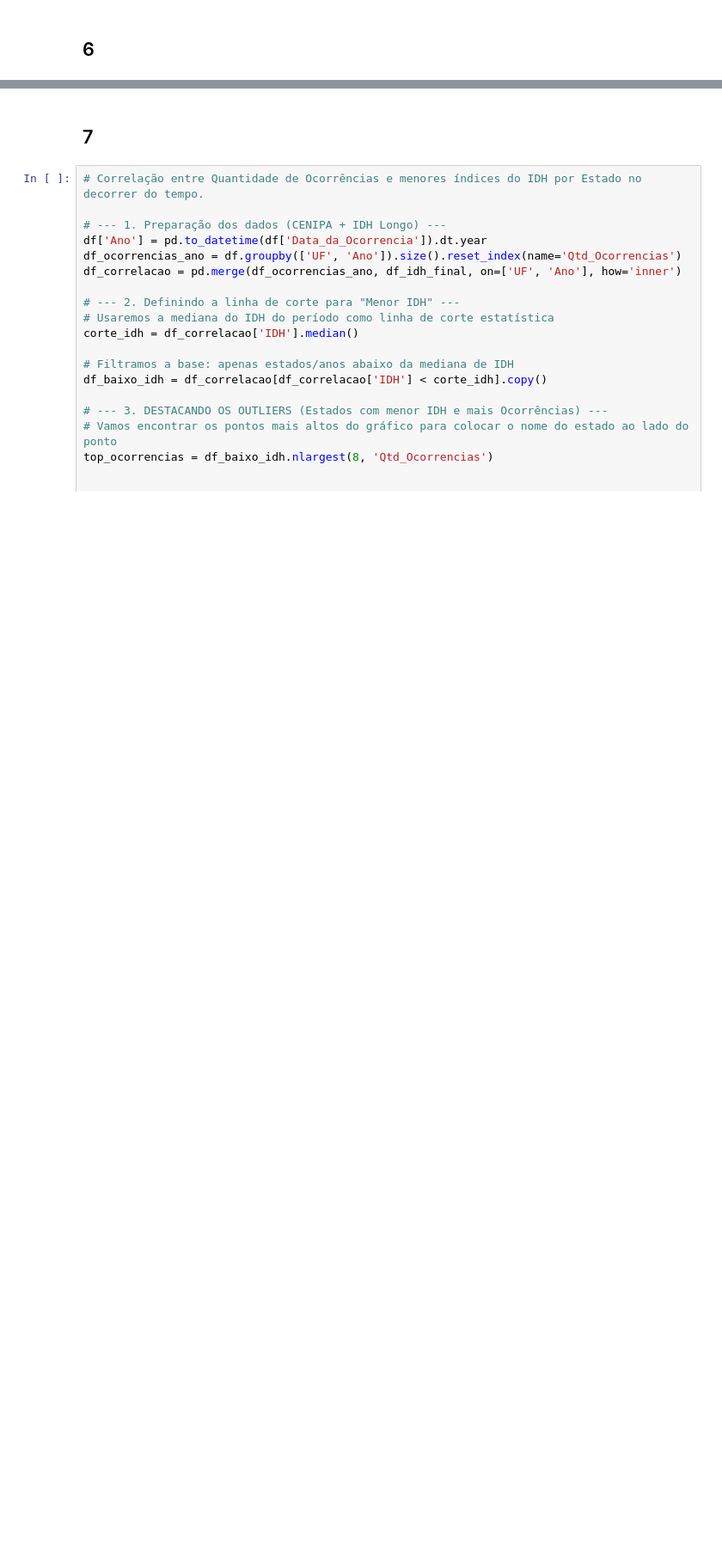
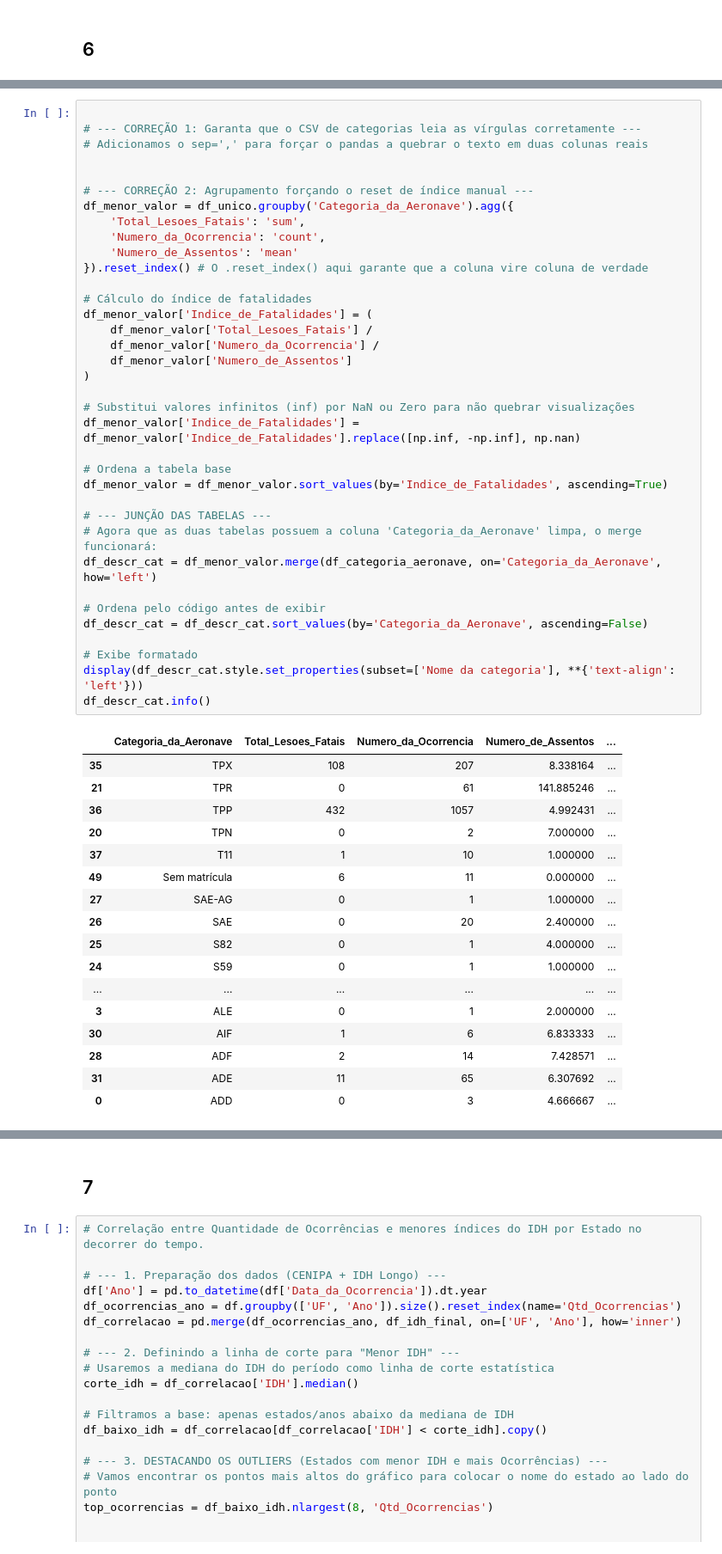
Before and after one commit to Jobanu/Projeto-Final-DS-PY-004, a Jupyter notebook: notebook/analise.ipynb, the cells around one changed output, grey strips where cells are left out. Shown at 86% size. Saved outputs shown, nothing was run; the diff lists cells and outputs as text; blank space fills up the shorter version.

```diff
--- a/notebook/analise.ipynb
+++ b/notebook/analise.ipynb
@@ -932,0 +1611,54 @@ display(df_menor_valor)
+# %%
+
+# --- CORREÇÃO 1: Garanta que o CSV de categorias leia as vírgulas corretamente ---
+# Adicionamos o sep=',' para forçar o pandas a quebrar o texto em duas colunas reais
+
+
+# --- CORREÇÃO 2: Agrupamento forçando o reset de índice manual ---
+df_menor_valor = df_unico.groupby('Categoria_da_Aeronave').agg({
+    'Total_Lesoes_Fatais': 'sum',
+    'Numero_da_Ocorrencia': 'count',
+    'Numero_de_Assentos': 'mean'
+}).reset_index() # O .reset_index() aqui garante que a coluna vire coluna de verdade
+
+# Cálculo do índice de fatalidades
+df_menor_valor['Indice_de_Fatalidades'] = (
+    df_menor_valor['Total_Lesoes_Fatais'] /
+    df_menor_valor['Numero_da_Ocorrencia'] /
+    df_menor_valor['Numero_de_Assentos']
+)
+
+# Substitui valores infinitos (inf) por NaN ou Zero para não quebrar visualizações
+df_menor_valor['Indice_de_Fatalidades'] = df_menor_valor['Indice_de_Fatalidades'].replace([np.inf, -np.inf], np.nan)
+
+# Ordena a tabela base
+df_menor_valor = df_menor_valor.sort_values(by='Indice_de_Fatalidades', ascending=True)
+
+# --- JUNÇÃO DAS TABELAS ---
+# Agora que as duas tabelas possuem a coluna 'Categoria_da_Aeronave' limpa, o merge funcionará:
+df_descr_cat = df_menor_valor.merge(df_categoria_aeronave, on='Categoria_da_Aeronave', how='left')
+
+# Ordena pelo código antes de exibir
+df_descr_cat = df_descr_cat.sort_values(by='Categoria_da_Aeronave', ascending=False)
+
+# Exibe formatado
+display(df_descr_cat.style.set_properties(subset=['Nome da categoria'], **{'text-align': 'left'}))
+df_descr_cat.info()
+# %% [output]
+|  | Categoria_da_Aeronave | Total_Lesoes_Fatais | Numero_da_Ocorrencia | Numero_de_Assentos | ... |
+| 35 | TPX | 108 | 207 | 8.338164 | ... |
+| 21 | TPR | 0 | 61 | 141.885246 | ... |
+| 36 | TPP | 432 | 1057 | 4.992431 | ... |
+| 20 | TPN | 0 | 2 | 7.000000 | ... |
+| 37 | T11 | 1 | 10 | 1.000000 | ... |
+| 49 | Sem matrícula | 6 | 11 | 0.000000 | ... |
+| 27 | SAE-AG | 0 | 1 | 1.000000 | ... |
+| 26 | SAE | 0 | 20 | 2.400000 | ... |
+| 25 | S82 | 0 | 1 | 4.000000 | ... |
+| 24 | S59 | 0 | 1 | 1.000000 | ... |
+| ... | ... | ... | ... | ... | ... |
+| 3 | ALE | 0 | 1 | 2.000000 | ... |
+| 30 | AIF | 1 | 6 | 6.833333 | ... |
+| 28 | ADF | 2 | 14 | 7.428571 | ... |
+| 31 | ADE | 11 | 65 | 6.307692 | ... |
+| 0 | ADD | 0 | 3 | 4.666667 | ... |
```
Also changed, not shown: parts of 68 cells of this notebook, 2 other files.
